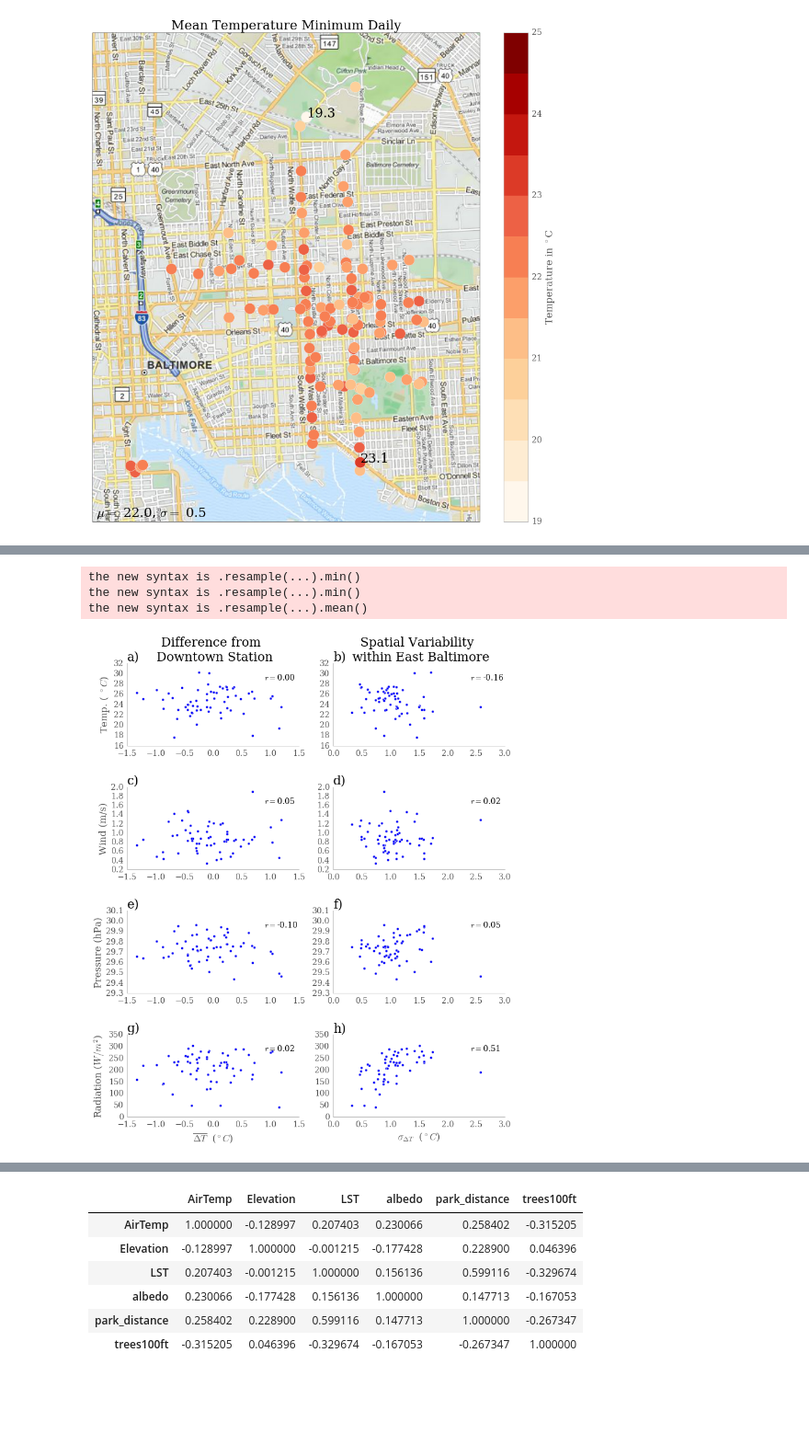
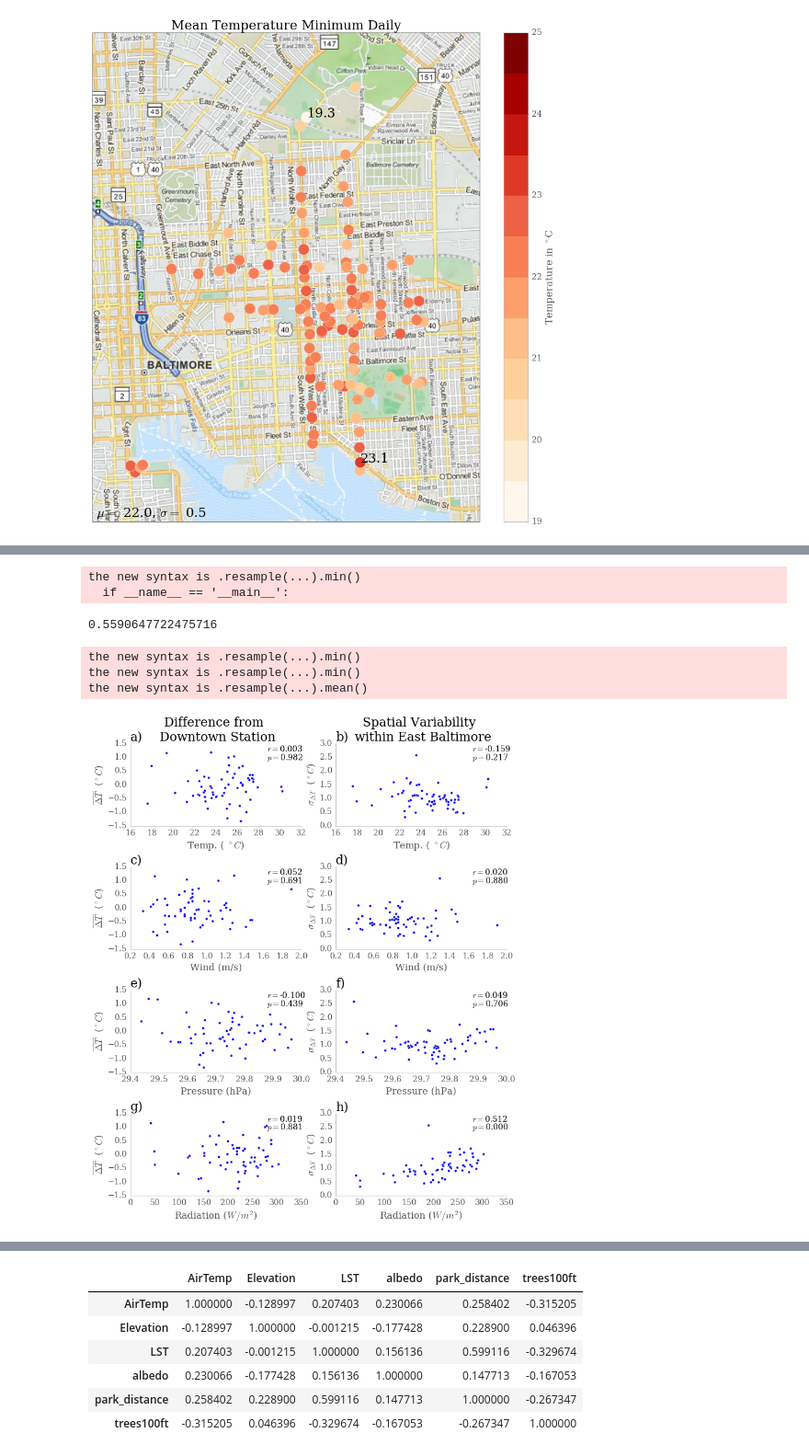
Before and after one commit to gottscott/IntraUrbanTemperatureVariabilityBaltimore, a Jupyter notebook: analysetemperature.ipynb, the cells around one changed output, grey strips where cells are left out. Shown at 92% size. Drawn from its saved outputs; the diff is of its cells as text; code cells hidden in the pictures; blank space fills up the shorter version.

```diff
--- a/analysetemperature.ipynb
+++ b/analysetemperature.ipynb
@@ -354,7 +480,14 @@ the new syntax is .resample(...).min()
 [figure]
+# %%
+(tempDF[startdate:enddate].resample('D', how = 'min')[nonparks].mean(axis=1) -tempDF[startdate:enddate].resample('D', how = 'min')[parksensors].mean(axis=1)
+).mean()
+# %% [output]
+the new syntax is .resample(...).min()
+  if __name__ == '__main__':
+0.5590647722475716
 # %%
 import string
-
+from scipy.stats import pearsonr
 #startdate = '2015-06-15'
 #UHI =  tempDF[startdate:enddate].resample('D', how = 'min')-ruraldf[startdate:enddate].resample('D', how = 'min').TEMP
 #UHI = UHI.mean(axis=1)
@@ -369,63 +502,61 @@ fig1 = plt.figure(figsize=[12,14.4])
 for variable in ['outTemp', 'windSpeed', 'pressure', 'radiation']:
     plt.subplot(4,2,n)
     try:
-#         x = olinhalldf[startdate:enddate][variable].resample('D', how= 'mean')
-#         r = np.corrcoef(MeanTemp[1:],x[0:-1])[0,1]
-#         plt.scatter(MeanTemp[1:],x[0:-1])
-#         plt.ylabel('Mean '+ variable + ' (' + units[variable]+ ')')
-#         #plt.xlabel('Difference with Station $\Delta T_{min}$')
-#         plt.annotate('$r=$%.2f'%r,xy=(.8, .8), xycoords ='axes fraction')
-#         #plt.legend(['$r=$%.2f'%np.corrcoef(Intra[1:],x[0:-1])[0,1]], loc ='upper left').get_frame().set_facecolor('white')
-#         prettify_plot()
 
         plt.subplot(4,2,n)
         x = olinhalldf[startdate:enddate][variable].resample('D', how= 'mean')
-        r = np.corrcoef(Intra[1:],x[0:-1])[0,1]
-        plt.scatter(Intra[1:],x[0:-1])
-        plt.ylabel(nameDict[variable] + ' (' + units[variable]+ ')')
+        r, p = pearsonr(x[0:-1], Intra[1:])
+        plt.scatter(x[0:-1], Intra[1:])
+        plt.xlabel(nameDict[variable] + ' (' + units[variable]+ ')')
         #plt.xlabel('Difference with Station $\Delta T_{min}$')
-        plt.annotate('$r=$%.2f'%r,xy=(.8, .8), xycoords ='axes fraction')
+        plt.annotate('$r=$%.3f'%r,xy=(.8, .9), xycoords ='axes fraction')
+        plt.annotate('$p=$%.3f'%p,xy=(.8, .8), xycoords ='axes fraction')
         plt.title(string.ascii_lowercase[n-1] + ')', loc='left')
+        plt.ylabel('$\overline{\Delta T}$  ($^\circ C$)')
         #plt.legend(['$r=$%.2f'%np.corrcoef(Intra[1:],x[0:-1])[0,1]], loc ='upper left').get_frame().set_facecolor('white')
         prettify_plot()
 
         plt.subplot(4,2,n+1)
-        r = np.corrcoef(IntraStd[1:],x[0:-1])[0,1]
-        plt.scatter(IntraStd[1:],x[0:-1])
+        r,p = pearsonr(x[0:-1],IntraStd[1:])
+        plt.scatter(x[0:-1],IntraStd[1:])
+        plt.xlabel(nameDict[variable] + ' (' + units[variable]+ ')')
+        plt.ylabel('$\sigma_{\Delta T}$  ($^\circ C$)')
         #plt.ylabel('Mean %s'%variable)
         #plt.xlabel('Std. Dev. of Difference with Station')
         #plt.legend(['$r=$%.2f'%np.corrcoef(IntraStd[1:],x[0:-1])[0,1]], loc ='upper left').get_frame().set_facecolor('white')
         plt.title(string.ascii_lowercase[n] + ')', loc='left')
-        plt.annotate('$r=$%.2f'%r,xy=(.8, .8), xycoords ='axes fraction')
+        plt.annotate('$r=$%.3f'%r,xy=(.8, .9), xycoords ='axes fraction')
+        plt.annotate('$p=$%.3f'%p,xy=(.8, .8), xycoords ='axes fraction')
+
         prettify_plot()
 
 #         plt.scatter(UHI[1:],x[0:-1])
 #         plt.ylabel('Mean %s'%variable)
 #         plt.xlabel('UHI $\Delta T_{min}$')
 #         plt.legend(['$r=$%.2f'%np.corrcoef(UHI[1:],x[0:-1])[0,1]], loc ='upper left').get_frame().set_facecolor('white')
 #         prettify_plot()
 
     except IndexError:
-                print 'error: cannot map %s'%variable
+                print('error: cannot map %s'%variable )
     except KeyError :
-            print 'error: cannot map %s'%variable
+            print('error: cannot map %s'%variable    )
     #n = n+1
     n= n+2
 
-plt.subplot(4,2,7)
-plt.xlabel('$\overline{\Delta T}$  ($^\circ C$)')
+# plt.subplot(4,2,7)
+# plt.ylabel('$\overline{\Delta T}$  ($^\circ C$)')
 
-plt.subplot(4,2,8)
-plt.xlabel('$\sigma_{\Delta T}$  ($^\circ C$)')
+# plt.subplot(4,2,8)
+# plt.xlabel('$\sigma_{\Delta T}$  ($^\circ C$)')
 
 plt.subplot(4,2,1)
 plt.title('Difference from \n Downtown Station')
 
 plt.subplot(4,2,2)
 plt.title('Spatial Variability \n within East Baltimore')
 plt.savefig('plots/timescatterplot.pdf', dpi = 300)
 # %% [output]
 the new syntax is .resample(...).min()
 the new syntax is .resample(...).min()
 the new syntax is .resample(...).mean()
-[figure, old version]
+[figure, new version]
```
Also changed, not shown: parts of 13 cells of this notebook, 1 other file.
